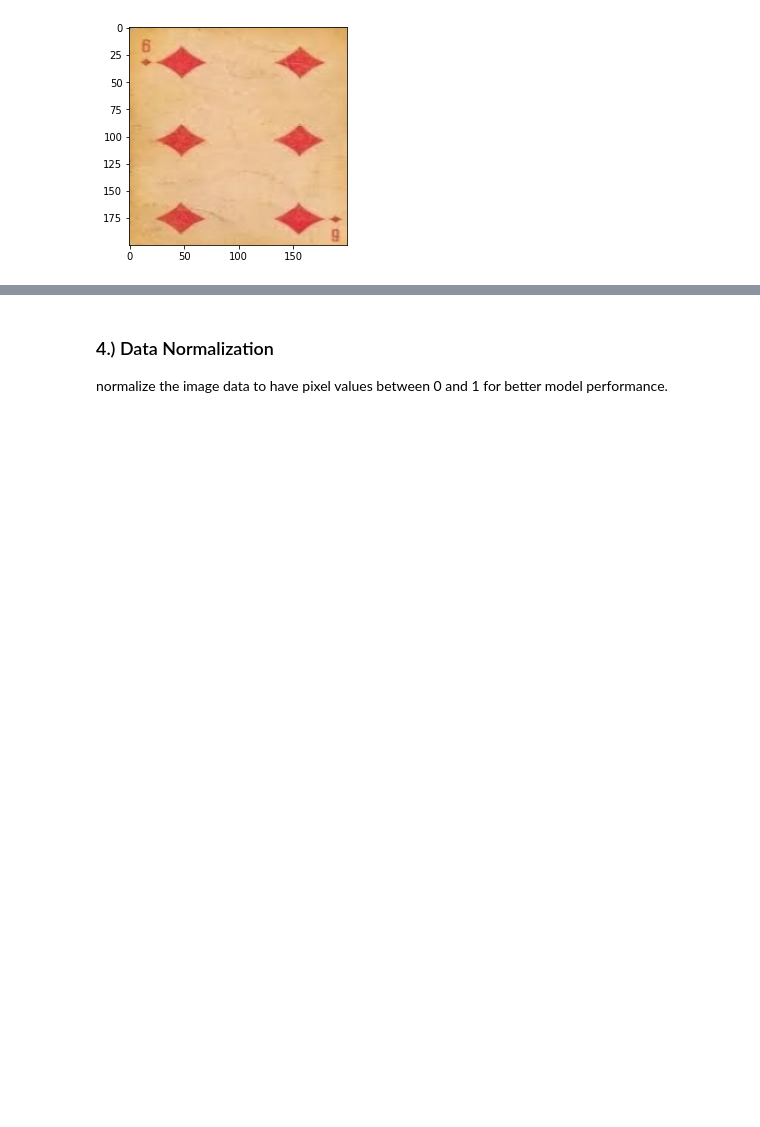
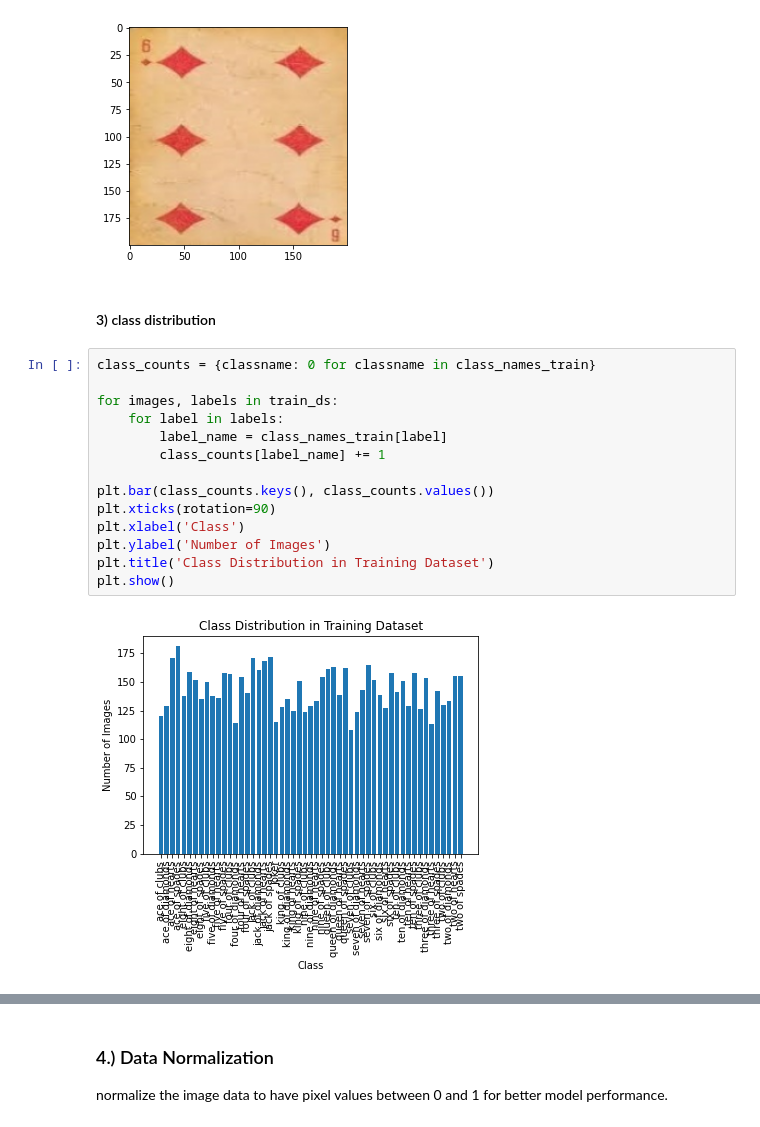
Before and after one commit to ouassimboutalliss/ML_DL_AI_Portfolio, a Jupyter notebook: DeepLearning/Card_Image_classification/Card Classification.ipynb, the cells around one changed output, grey strips where cells are left out. Cells and saved outputs as stored; diff of their text form; blank space fills up the shorter version.

```diff
--- a/DeepLearning/Card_Image_classification/Card Classification.ipynb
+++ b/DeepLearning/Card_Image_classification/Card Classification.ipynb
@@ -143,3 +143,21 @@ plt.imshow(images[10].numpy().astype("uint8"))
 # %% [output]
 <matplotlib.image.AxesImage at 0x...>
 [figure]
+# %% [markdown]
+#### 3) class distribution
+# %%
+class_counts = {classname: 0 for classname in class_names_train}
+
+for images, labels in train_ds:
+    for label in labels:
+        label_name = class_names_train[label]
+        class_counts[label_name] += 1
+
+plt.bar(class_counts.keys(), class_counts.values())
+plt.xticks(rotation=90)
+plt.xlabel('Class')
+plt.ylabel('Number of Images')
+plt.title('Class Distribution in Training Dataset')
+plt.show()
+# %% [output]
+[figure, added]
```
Also changed, not shown: parts of 1 cell of this notebook.
